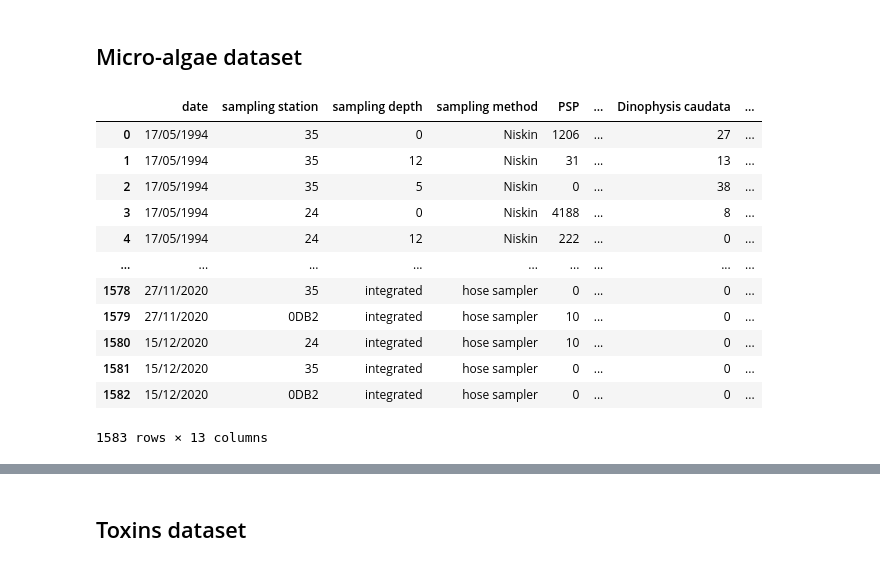
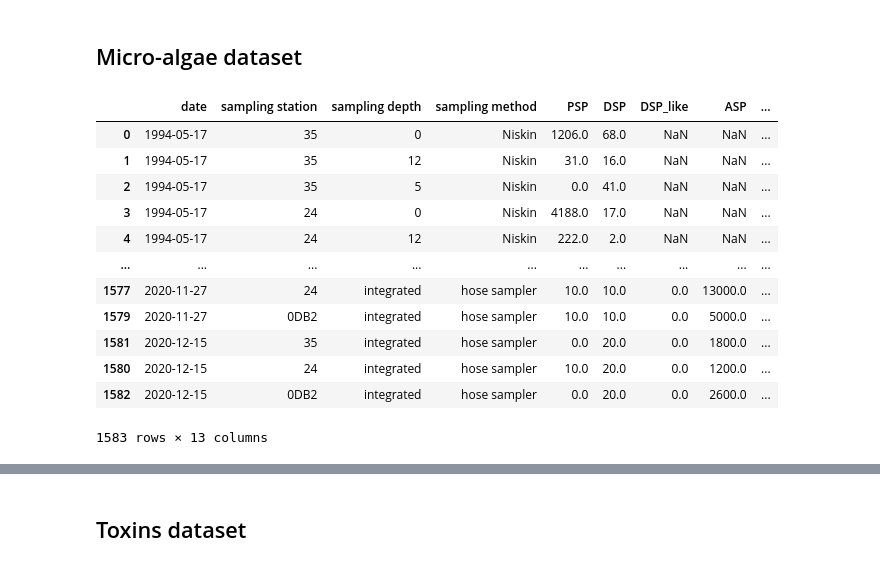
Before and after one commit to MartinMarzi/HABTox-predictor, a Jupyter notebook: toxic-algae_preprocessing_1.ipynb, the cells around one changed output, grey strips where cells are left out. Cells and saved outputs as stored; diff of their text form; code cells hidden in the pictures.

```diff
--- a/toxic-algae_preprocessing_1.ipynb
+++ b/toxic-algae_preprocessing_1.ipynb
@@ -3,9 +3,13 @@ from datetime import datetime
 import pandas as pd
 import numpy as np
 from dateutil.parser import parse
-#pd.set_option('max_rows', 10)
+pd.set_option('max_rows', 15)
+pd.set_option('max_columns', 15)
+import datetime
+from dateutil.parser import parse
+import math
 
 from IPython.core.interactiveshell import InteractiveShell
-InteractiveShell.ast_node_interactivity = "all"
+# InteractiveShell.ast_node_interactivity = "all"
 # %% [markdown]
 ### Cilj raziskave
@@ -16,22 +20,35 @@ Namen modeliranja je napovedati preseženo vrednost toksinov v školjkah na podl
 ## Micro-algae dataset
 # %%
 # Create micro-algae dataframe (empty cells -> NaN)
-df_alg = pd.read_csv("data/Algae_Podatki_1994_onwards_24062021.csv", na_values = ["NA", "?"], sep=";")
+df_alg = pd.read_csv("data/Algae_Podatki_1994_onwards_24062021_Martin_1_0.csv", na_values = ["NA", "?"], sep=";")
 
 # Keep only columns: PSP,  DSP,  Dinophysis species of special interest,  DSP_like,  ASP
 df_alg = df_alg[["date", "sampling station", "sampling depth", "sampling method","PSP", "DSP", "DSP_like", "ASP", "Dinophysis caudata", "Dinophysis fortii", "Phalacroma rotundatum", "Dinophysis sacculus", "Dinophysis tripos"]]
+#replace , with .
+df_alg.replace(",", ".", regex=True, inplace=True)
+
+#change str numbers to floats
+df_alg.loc[:,"PSP":"Dinophysis tripos"] = df_alg.loc[:,"PSP":"Dinophysis tripos"].astype(float)
+
+# create timestamp
+df_alg["date"] = pd.to_datetime(df_alg["date"])
+
+# sort by date attribute
+df_alg = df_alg.sort_values('date')
+
+#pd.set_option('max_rows', None)
 df_alg
 # %% [output]
-|  | date | sampling station | sampling depth | sampling method | PSP | ... | Dinophysis caudata | ... |
-| 0 | 17/05/1994 | 35 | 0 | Niskin | 1206 | ... | 27 | ... |
-| 1 | 17/05/1994 | 35 | 12 | Niskin | 31 | ... | 13 | ... |
-| 2 | 17/05/1994 | 35 | 5 | Niskin | 0 | ... | 38 | ... |
-| 3 | 17/05/1994 | 24 | 0 | Niskin | 4188 | ... | 8 | ... |
-| 4 | 17/05/1994 | 24 | 12 | Niskin | 222 | ... | 0 | ... |
-| ... | ... | ... | ... | ... | ... | ... | ... | ... |
-| 1578 | 27/11/2020 | 35 | integrated | hose sampler | 0 | ... | 0 | ... |
-| 1579 | 27/11/2020 | 0DB2 | integrated | hose sampler | 10 | ... | 0 | ... |
-| 1580 | 15/12/2020 | 24 | integrated | hose sampler | 10 | ... | 0 | ... |
-| 1581 | 15/12/2020 | 35 | integrated | hose sampler | 0 | ... | 0 | ... |
-| 1582 | 15/12/2020 | 0DB2 | integrated | hose sampler | 0 | ... | 0 | ... |
+|  | date | sampling station | sampling depth | sampling method | PSP | DSP | DSP_like | ASP | ... |
+| 0 | 1994-05-17 | 35 | 0 | Niskin | 1206.0 | 68.0 | NaN | NaN | ... |
+| 1 | 1994-05-17 | 35 | 12 | Niskin | 31.0 | 16.0 | NaN | NaN | ... |
+| 2 | 1994-05-17 | 35 | 5 | Niskin | 0.0 | 41.0 | NaN | NaN | ... |
+| 3 | 1994-05-17 | 24 | 0 | Niskin | 4188.0 | 17.0 | NaN | NaN | ... |
+| 4 | 1994-05-17 | 24 | 12 | Niskin | 222.0 | 2.0 | NaN | NaN | ... |
+| ... | ... | ... | ... | ... | ... | ... | ... | ... | ... |
+| 1577 | 2020-11-27 | 24 | integrated | hose sampler | 10.0 | 10.0 | 0.0 | 13000.0 | ... |
+| 1579 | 2020-11-27 | 0DB2 | integrated | hose sampler | 10.0 | 10.0 | 0.0 | 5000.0 | ... |
+| 1581 | 2020-12-15 | 35 | integrated | hose sampler | 0.0 | 20.0 | 0.0 | 1800.0 | ... |
+| 1580 | 2020-12-15 | 24 | integrated | hose sampler | 10.0 | 20.0 | 0.0 | 1200.0 | ... |
+| 1582 | 2020-12-15 | 0DB2 | integrated | hose sampler | 0.0 | 20.0 | 0.0 | 2600.0 | ... |
 1583 rows × 13 columns
```
Also changed, not shown: parts of 29 cells of this notebook, 4 other files.
